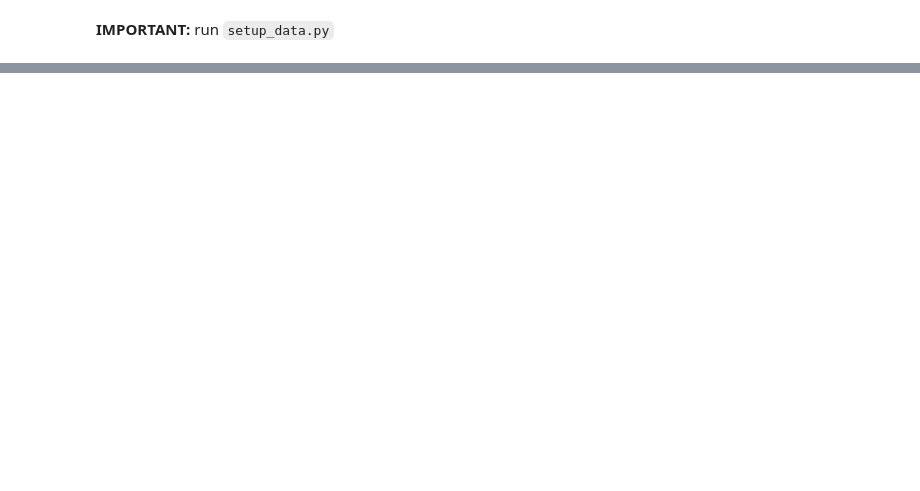
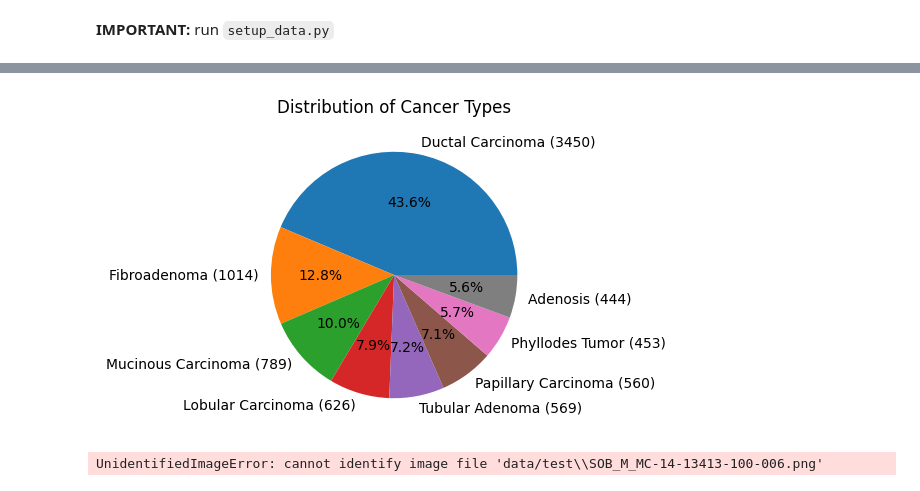
Before and after one commit to master-boda/Deep-Learning, a Jupyter notebook: data_exploration.ipynb, the cells around one changed output, grey strips where cells are left out. Drawn from its saved outputs; the diff is of its cells as text; code cells hidden in the pictures; blank space fills up the shorter version.

```diff
--- a/data_exploration.ipynb
+++ b/data_exploration.ipynb
@@ -103 +92,15 @@ max     700.0   460.000000
+# %%
+cancer_type_counts = img_metadata_df['Cancer Type'].value_counts()
+cancer_type_counts.plot(kind='pie', figsize=(8, 4), autopct='%1.1f%%', labels=[f'{label} ({count})' for label, count in zip(cancer_type_counts.index, cancer_type_counts)])
+plt.ylabel('')
+plt.title('Distribution of Cancer Types')
+plt.show()
+# %% [output]
+[figure, added]
+# %%
+# open image at data\test\SOB_M_MC-14-13413-100-006.png
+img = Image.open(os.path.join('data/test', 'SOB_M_MC-14-13413-100-006.png'))
+plt.imshow(img)
+# %% [output]
+UnidentifiedImageError: cannot identify image file 'data/test\\SOB_M_MC-14-13413-100-006.png'
 # %%
```
Also changed, not shown: parts of 4 cells of this notebook.
